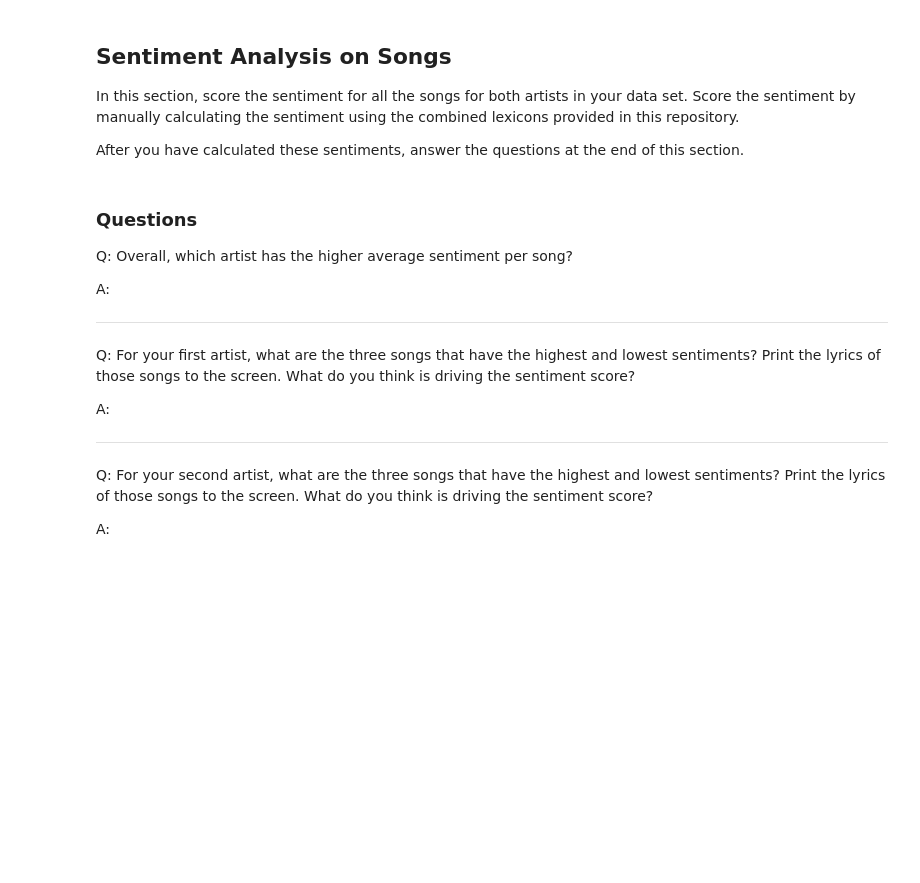
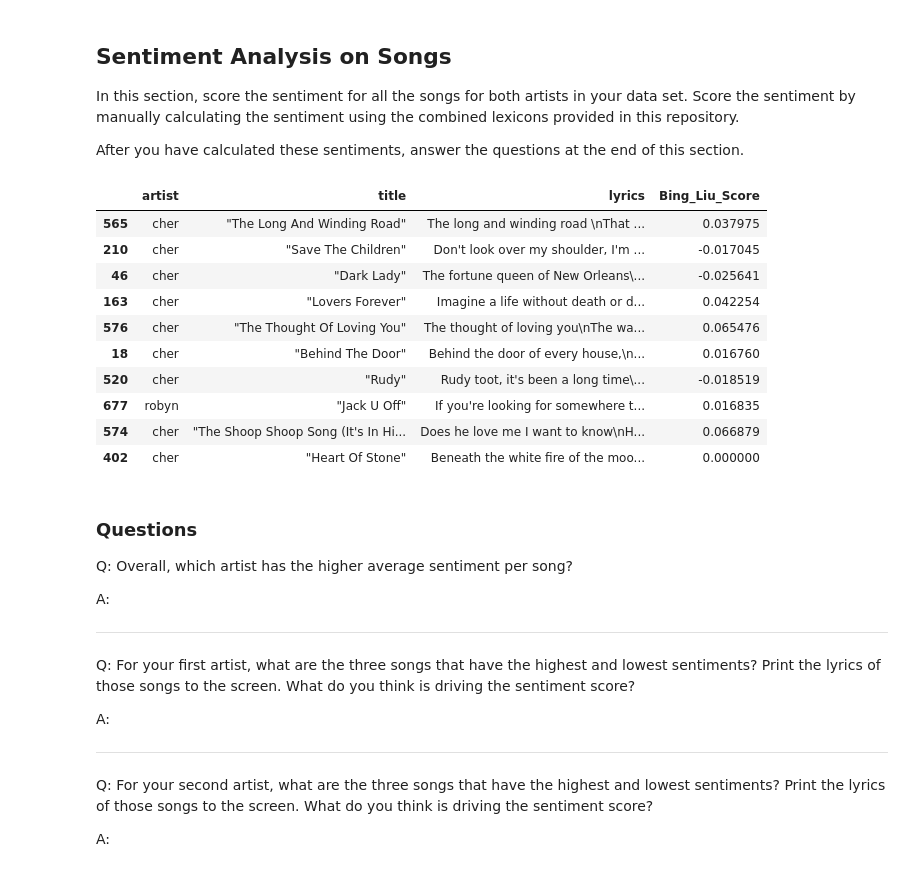
Before and after one commit to Brianne-Bell/ADS-509-textmine_M6-sentiment, a Jupyter notebook: Sentiment Assignment.ipynb, the cells around one changed output. Saved outputs shown, nothing was run; the diff lists cells and outputs as text; code cells hidden in the pictures; blank space fills up the shorter version.

Commit message:
save progress

```diff
--- a/Sentiment Assignment.ipynb
+++ b/Sentiment Assignment.ipynb
@@ -234,28 +235,3 @@ word_score
 | 21920 | zealously | negative |  | -1.0 |
 | 21921 | zombie | negative |  | -1.0 |
 21922 rows × 4 columns
-# %%
-df = twitter_df[["description"]]
-
-pos_score = 1
-neg_score = -1
-word_dict = {}
-
-# Adding the positive words to the dictionary
-for word in opinion_lexicon.positive():
-        word_dict[word] = pos_score
-
-# Adding the negative words to the dictionary
-for word in opinion_lexicon.negative():
-        word_dict[word] = neg_score
-
-def bing_liu_score(text):
-    sentiment_score = 0
-    bag_of_words = word_tokenize(text.lower())
-    for word in bag_of_words:
-        if word in word_dict:
-            sentiment_score += word_dict[word]
-    return sentiment_score / len(bag_of_words)
-
-df['Bing_Liu_Score'] = df['text'].apply(bing_liu_score)
-df[['asin','text','Bing_Liu_Score']].sample(2)
@@ -269,6 +243,35 @@ In this section, score the sentiment for all the songs for both artists in your
 After you have calculated these sentiments, answer the questions at the end of this section.
 # %%
 # your code here
+
+lyrics_sentiment_df = lyrics_df.copy()
+
+pos_score = 1
+neg_score = -1
+word_dict = word_score.set_index('word').to_dict()["score"]
+
+def bing_liu_score(text):
+    sentiment_score = 0
+    bag_of_words = word_tokenize(text.lower())
+    for word in bag_of_words:
+        if word in word_dict:
+            sentiment_score += word_dict[word]
+    return (sentiment_score / len(bag_of_words)) if len(bag_of_words) else 0
+
+lyrics_sentiment_df['Bing_Liu_Score'] = lyrics_sentiment_df['lyrics'].apply(bing_liu_score)
+lyrics_sentiment_df[['artist','title','lyrics','Bing_Liu_Score']].sample(10)
+# %% [output]
+|  | artist | title | lyrics | Bing_Liu_Score |
+| 565 | cher | "The Long And Winding Road" | The long and winding road \nThat ... | 0.037975 |
+| 210 | cher | "Save The Children" | Don't look over my shoulder, I'm ... | -0.017045 |
+| 46 | cher | "Dark Lady" | The fortune queen of New Orleans\... | -0.025641 |
+| 163 | cher | "Lovers Forever" | Imagine a life without death or d... | 0.042254 |
+| 576 | cher | "The Thought Of Loving You" | The thought of loving you\nThe wa... | 0.065476 |
+| 18 | cher | "Behind The Door" | Behind the door of every house,\n... | 0.016760 |
+| 520 | cher | "Rudy" | Rudy toot, it's been a long time\... | -0.018519 |
+| 677 | robyn | "Jack U Off" | If you're looking for somewhere t... | 0.016835 |
+| 574 | cher | "The Shoop Shoop Song (It's In Hi... | Does he love me I want to know\nH... | 0.066879 |
+| 402 | cher | "Heart Of Stone" | Beneath the white fire of the moo... | 0.000000 |
 # %% [markdown]
 ### Questions
 
```
Also changed, not shown: parts of 9 cells of this notebook.
